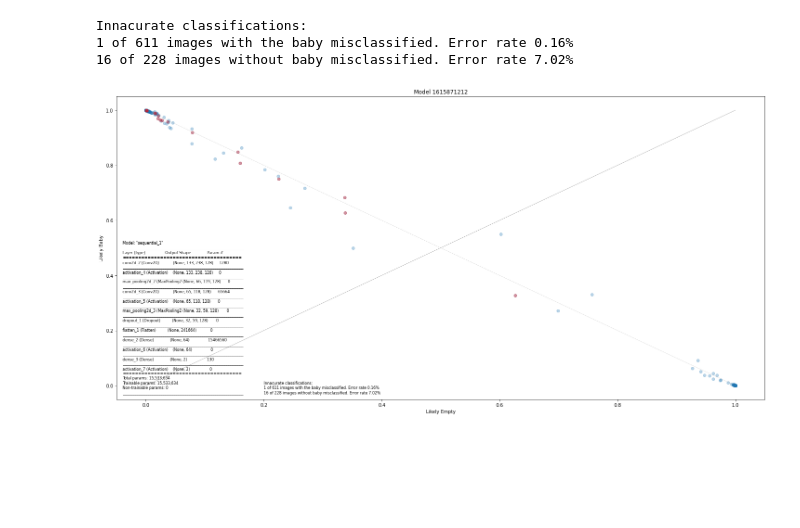
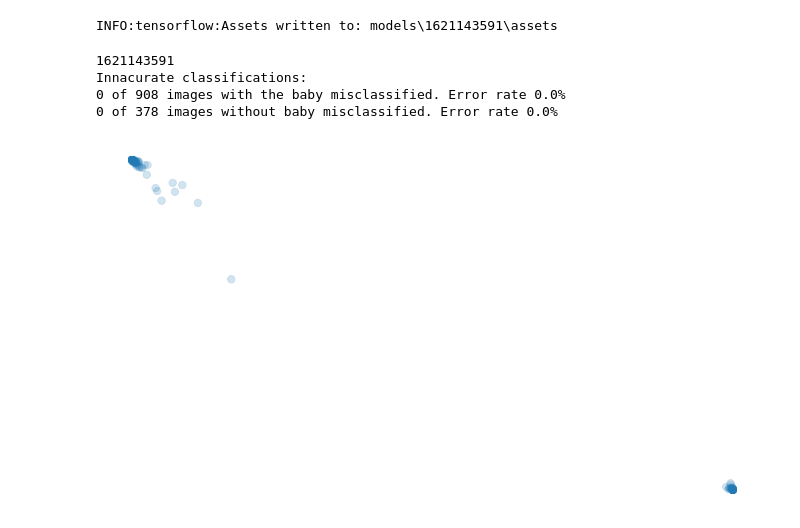
Before and after one commit to g-parki/Sleep-Schedule, a Jupyter notebook: sleep schedule notebook.ipynb, the cells around one changed output. Saved outputs shown, nothing was run; the diff lists cells and outputs as text; code cells hidden in the pictures; blank space fills up the shorter version.

```diff
--- a/sleep schedule notebook.ipynb
+++ b/sleep schedule notebook.ipynb
@@ -28,7 +84,8 @@ except:
 
 df = pd.read_csv('data.csv')
 augdf = pd.read_csv('augmenteddata.csv')
-df = pd.concat([df, augdf])
+augdf2 = augdf.loc[augdf['Value'] == 0.0]
+df = pd.concat([df, augdf2])
 
 dataset_value_counts = df['Value'].value_counts()
 print(f'Data counts: \n{dataset_value_counts}')
@@ -89,15 +158,0 @@ X_train, X_test, y_train, y_test = train_test_split(X, y_cat, test_size= 0.1)
-# %%
-"""View sample of training data"""
-
-import matplotlib.pyplot as plt
-import matplotlib.image as mpimg
-import csv
-
-plt.figure(figsize=(25,12))
-for i in range(10):
-    plt.subplot(1, 10, i+1)
-    plt.imshow(X[i], cmap = 'gray')
-    plt.title(y[i])
-    plt.xticks([])
-    plt.yticks([])
-plt.subplots_adjust(left=None, bottom=None, right=None, top=None, wspace=None, hspace=.5)
@@ -162,4 +233,6 @@ model.fit(
 # %%
-"""Save model"""
+"""Save as new model"""
 now = int(time.time())
 model.save(f'models\\{now}')
+# %% [output]
+INFO:tensorflow:Assets written to: models\1621143591\assets
@@ -167,11 +243,18 @@ model.save(f'models\\{now}')
 """Load most recent model and make prediction on entire dataset"""
 
 import os
+current_dir = os.getcwd()
+model_name = max(os.listdir('models'))
+#model_name = '1620534697'
+#for model_name in os.listdir('models'):
+#for model_name in ['1620964737', '1620963157']:
 
-current_dir = os.curdir
-model_name = max(os.listdir('models'))
-#model_name = '1615868331'
 model_path = os.path.join(current_dir, 'models', model_name)
+model_static_path = os.path.join(current_dir, 'static', 'modelpredictions', model_name)
+prediction_file = os.path.join(current_dir, 'static', 'modelpredictions', model_name, 'predictions.csv')
+strings_file = os.path.join(current_dir, 'static', 'modelpredictions', model_name, 'strings.csv')
+summary_file = os.path.join(current_dir, 'static', 'modelpredictions', model_name, 'summary.txt')
+image_file = os.path.join(current_dir, 'static', 'modelpredictions', model_name, f'{model_name}graph.png')
 model = load_model(model_path)
 
 testDF = pd.read_csv('data.csv')
@@ -194,51 +277,57 @@ testDF = pd.concat([testDF, resultsDF], axis=1)
 testDF['Value'] = testDF.apply(lambda row: 'Baby' if row.Value else 'No Baby', axis=1)
 testDF['Prediction'] = testDF.apply(lambda row: 'Baby' if row.LikelyBaby > row.LikelyEmpty else 'No Baby', axis=1)
 testDF['Incorrect'] = testDF.apply(lambda row: 1 if row.Value != row.Prediction else 0, axis=1)
 
 baby_total = testDF.loc[(testDF['Value'] == 'Baby')].index.size
 baby_incorrect = testDF.loc[(testDF['Value'] == 'Baby') & (testDF['Incorrect'] == 1)].index.size
 baby_incorrect_per = round(100 * baby_incorrect / baby_total, 2)
 baby_incorrect_str = f'{baby_incorrect} of {baby_total} images with the baby misclassified. Error rate {baby_incorrect_per}%'
 
 no_baby_total = testDF.loc[(testDF['Value'] == 'No Baby')].index.size
 no_baby_incorrect = testDF.loc[(testDF['Value'] == 'No Baby') & (testDF['Incorrect'] == 1)].index.size
 no_baby_incorrect_per = round(100 * no_baby_incorrect / no_baby_total, 2)
 no_baby_incorrect_str = f'{no_baby_incorrect} of {no_baby_total} images without baby misclassified. Error rate {no_baby_incorrect_per}%'
 
-inaccurateDF = testDF.loc[testDF['Incorrect'] == 1].reset_index()
-
 inaccurate_counts_message = f'Innacurate classifications:\n{baby_incorrect_str}\n{no_baby_incorrect_str}'
-print(inaccurate_counts_message)
+print(f'{model_name}\n{inaccurate_counts_message}')
 
 stringlist = []
 model.summary(print_fn=lambda x: stringlist.append(x))
 shitty_string = '================================================================='
 stringlist = [line if line not in shitty_string else '======================================' for line in stringlist ]
 short_model_summary = "\n".join(stringlist)
+if not os.path.exists(model_static_path):
+    os.mkdir(model_static_path)
+with open(prediction_file, 'w+', newline='') as f:
+    testDF.to_csv(f, index=False, header=True)
+
+with open(summary_file, 'w') as f:
+        f.write(short_model_summary)
+
+accurateDF = testDF.loc[testDF['Incorrect'] == 0].reset_index()
+inaccurateDF = testDF.loc[testDF['Incorrect'] == 1].reset_index()
 
 import matplotlib.pyplot as plt
 
-plt.figure(figsize=(25,12))
+plt.figure(figsize=(16,9))
 #Plot correct predictions in blue, incorrect in red
-plt.scatter(testDF['LikelyEmpty'], testDF['LikelyBaby'], alpha=.3)
-plt.scatter(inaccurateDF['LikelyEmpty'], inaccurateDF['LikelyBaby'], color='red', alpha=.3)
+plt.scatter(accurateDF['LikelyEmpty'], accurateDF['LikelyBaby'], alpha=.2, s=100)
+plt.scatter(inaccurateDF['LikelyEmpty'], inaccurateDF['LikelyBaby'], color='red', alpha=.2, s=100)
 
 #Plot mid-lines
-plt.plot([0,1], [0,1], color='gray', lw=.5)
-plt.plot([0,1], [1,0], color='gray', lw=.5, linestyle= 'dotted')
+# plt.plot([0,1], [0,1], color='gray', lw=.5)
+# plt.plot([0,1], [1,0], color='gray', lw=.5, linestyle= 'dotted')
 
-plt.xlabel('Likely Empty')
-plt.ylabel('Likely Baby')
-plt.title(f'Model {model_name}')
-plt.text(-.04,-.03,short_model_summary, fontsize= 8)
-plt.text(0.2,-.03,inaccurate_counts_message, fontsize= 8)
-#plt.savefig(f'{model_path}\\{model_name}graph.png', facecolor=(1,1,1,1))
-plt.show()
+plt.xlim([-.05,1.05])
+plt.ylim([-.05,1.05])
+plt.axis('off')
+plt.savefig(image_file, facecolor=(1,1,1,1))
 # %% [output]
+1621143591
 Innacurate classifications:
-1 of 611 images with the baby misclassified. Error rate 0.16%
-16 of 228 images without baby misclassified. Error rate 7.02%
+0 of 908 images with the baby misclassified. Error rate 0.0%
+0 of 378 images without baby misclassified. Error rate 0.0%
-[figure, old version]
+[figure, new version]
 # %%
 import matplotlib
 import matplotlib.pyplot as plt
```
Also changed, not shown: parts of 12 cells of this notebook, 12 other files.
